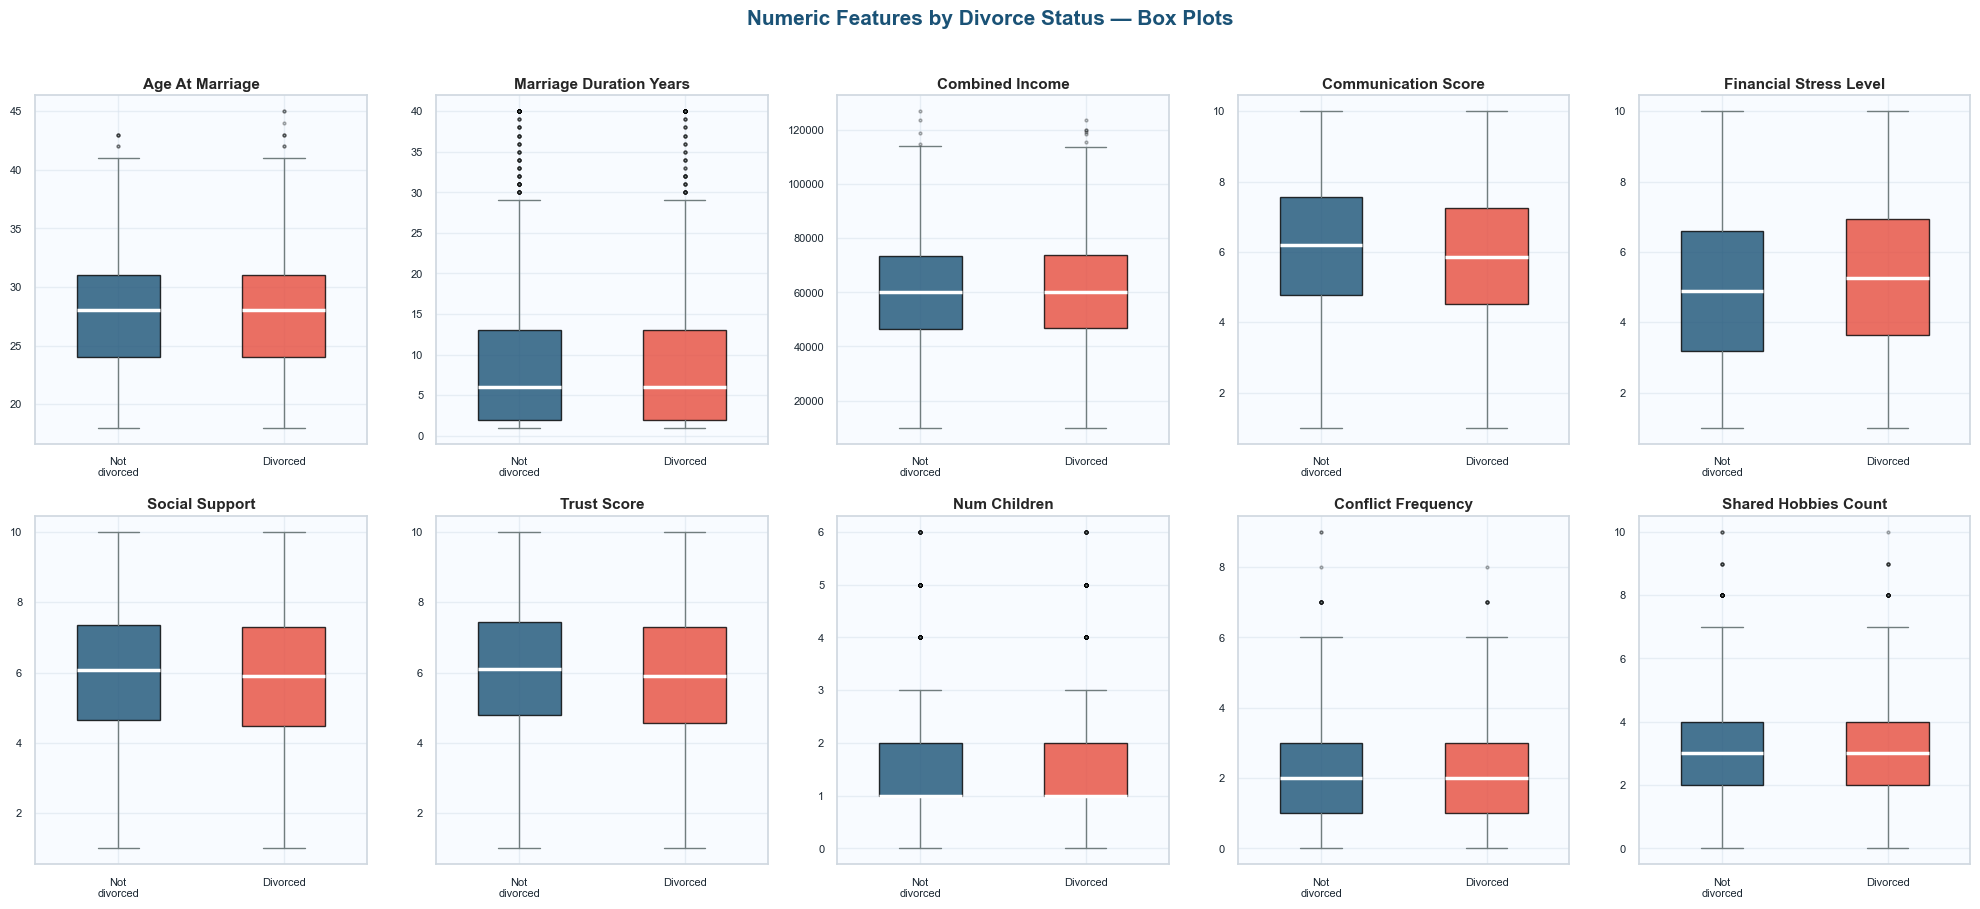
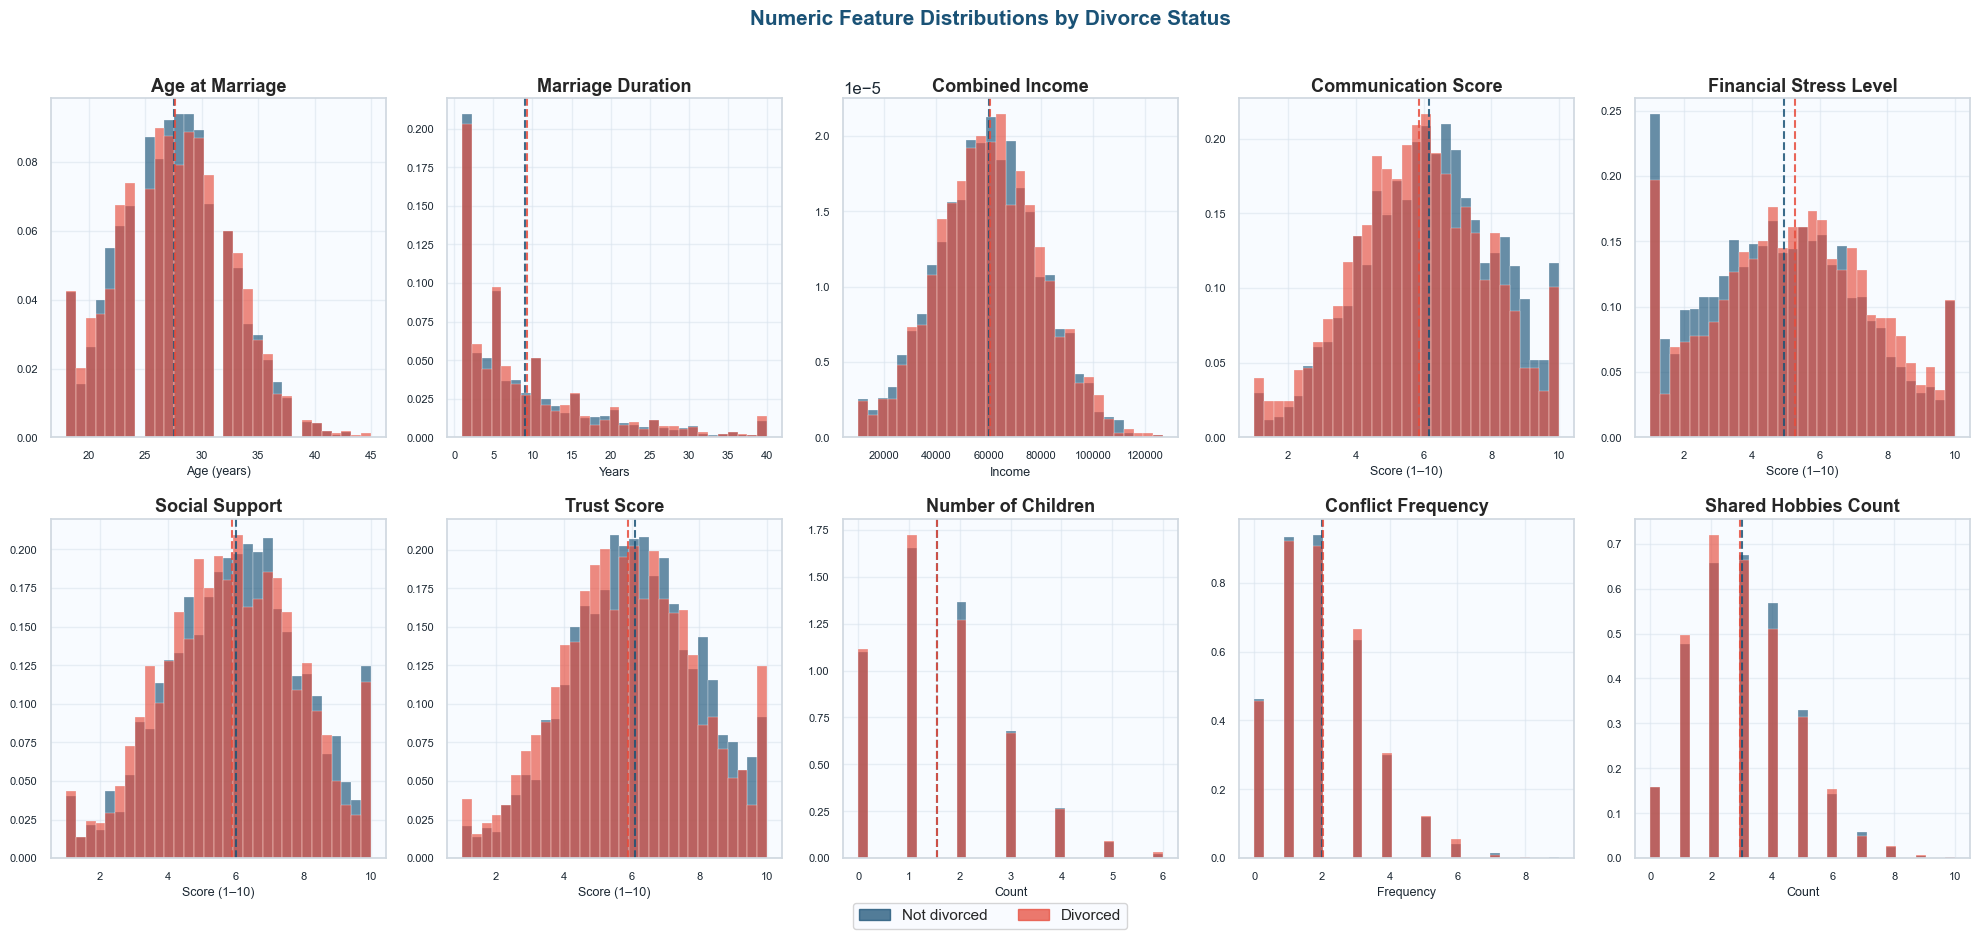
The notebook cell's code change between the first figure and the second:
--- before
+++ after
@@ -1,25 +1,41 @@
 fig, axes = plt.subplots(2, 5, figsize=(20, 9))
-fig.suptitle('Numeric Features by Divorce Status — Box Plots',
+fig.suptitle('Numeric Feature Distributions by Divorce Status',
              fontsize=15, fontweight='bold', color=PRIMARY, y=1.01)
 
+col_labels = {
+    'age_at_marriage':         ('Age at Marriage', 'Age (years)'),
+    'marriage_duration_years': ('Marriage Duration', 'Years'),
+    'num_children':            ('Number of Children', 'Count'),
+    'combined_income':         ('Combined Income', 'Income'),
+    'communication_score':     ('Communication Score', 'Score (1–10)'),
+    'conflict_frequency':      ('Conflict Frequency', 'Frequency'),
+    'financial_stress_level':  ('Financial Stress Level', 'Score (1–10)'),
+    'social_support':          ('Social Support', 'Score (1–10)'),
+    'shared_hobbies_count':    ('Shared Hobbies Count', 'Count'),
+    'trust_score':             ('Trust Score', 'Score (1–10)'),
+}
+
 for ax, col in zip(axes.flatten(), num_all):
-    title = col.replace('_', ' ').title()
-    data_groups = [df[df[target]==0][col].dropna(),
-                   df[df[target]==1][col].dropna()]
+    title, xlabel = col_labels[col]
+    bins = np.linspace(df[col].min(), df[col].max(), 32)
 
-    bp = ax.boxplot(data_groups, patch_artist=True, widths=0.5,
-                    medianprops=dict(color='white', linewidth=2.5),
-                    whiskerprops=dict(color=GRAY),
-                    capprops=dict(color=GRAY),
-                    flierprops=dict(marker='o', markerfacecolor=GRAY,
-                                   markersize=2, alpha=0.3, linestyle='none'))
-    bp['boxes'][0].set_facecolor(PRIMARY); bp['boxes'][0].set_alpha(0.8)
-    bp['boxes'][1].set_facecolor(CORAL);   bp['boxes'][1].set_alpha(0.8)
+    for val in [0, 1]:
+        subset = df[df[target] == val][col]
+        ax.hist(subset, bins=bins, alpha=0.65, color=palette[val],
+                label=labels_dict[val], edgecolor='white', linewidth=0.3, density=True)
+        ax.axvline(subset.mean(), color=palette[val],
+                   linestyle='--', linewidth=1.5, alpha=0.85)
 
-    ax.set_xticklabels(['Not\ndivorced', 'Divorced'], fontsize=9)
-    ax.set_title(title, pad=5, fontsize=11)
+    ax.set_title(title, pad=5)
+    ax.set_xlabel(xlabel, fontsize=9)
     ax.tick_params(labelsize=8)
 
+# Single shared legend
+legend_handles = [Patch(color=PRIMARY, alpha=0.75, label='Not divorced'),
+                  Patch(color=CORAL,   alpha=0.75, label='Divorced')]
+fig.legend(handles=legend_handles, loc='lower center',
+           bbox_to_anchor=(0.5, -0.02), ncol=2, fontsize=11)
+
 plt.tight_layout()
-plt.savefig('fig_boxplots.png', dpi=150, bbox_inches='tight')
+plt.savefig('fig_numeric_distributions.png', dpi=150, bbox_inches='tight')
 plt.show()

Commit: Editing file